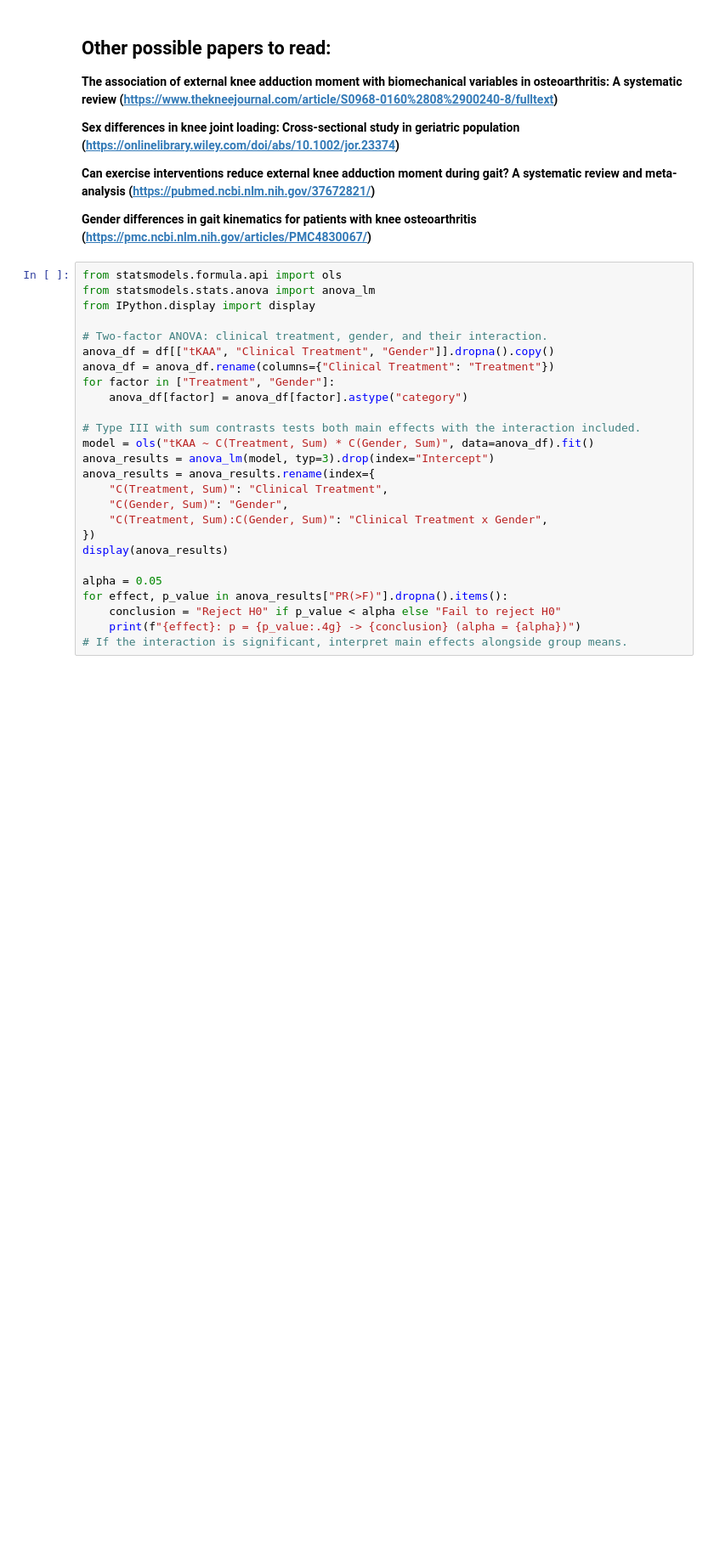
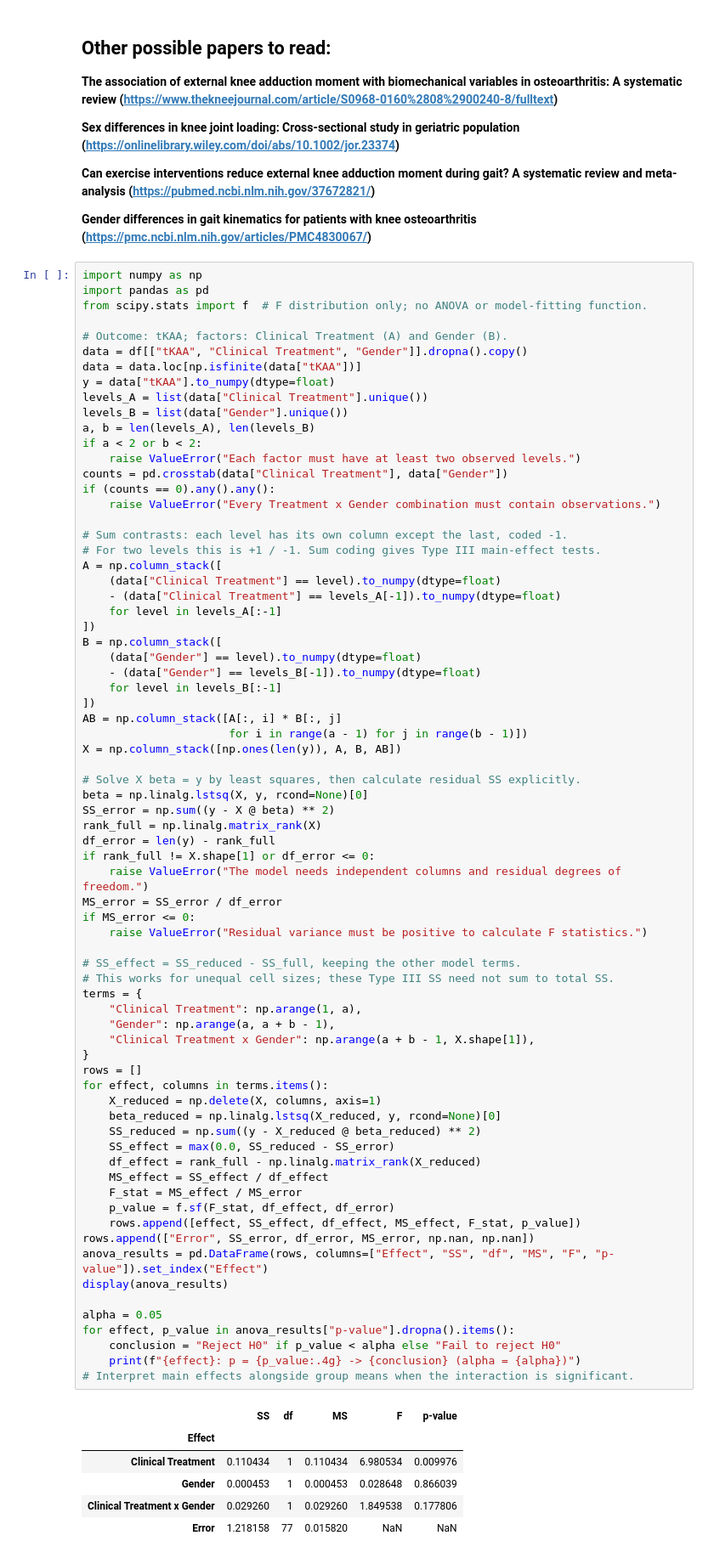
Before and after one commit to pmendez252/data_science-hypothesis_testing, a Jupyter notebook: notebooks/01_total_dataset_testing.ipynb, the cells around one changed output. Shown at 85% size. Cells and saved outputs as stored; diff of their text form; blank space fills up the shorter version.

```diff
--- a/notebooks/01_total_dataset_testing.ipynb
+++ b/notebooks/01_total_dataset_testing.ipynb
@@ -159,28 +159,81 @@ plt.show()
 
 **Gender differences in gait kinematics for patients with knee osteoarthritis (https://pmc.ncbi.nlm.nih.gov/articles/PMC4830067/)**
 # %%
-from statsmodels.formula.api import ols
-from statsmodels.stats.anova import anova_lm
-from IPython.display import display
+import numpy as np
+import pandas as pd
+from scipy.stats import f  # F distribution only; no ANOVA or model-fitting function.
 
-# Two-factor ANOVA: clinical treatment, gender, and their interaction.
-anova_df = df[["tKAA", "Clinical Treatment", "Gender"]].dropna().copy()
-anova_df = anova_df.rename(columns={"Clinical Treatment": "Treatment"})
-for factor in ["Treatment", "Gender"]:
-    anova_df[factor] = anova_df[factor].astype("category")
+# Outcome: tKAA; factors: Clinical Treatment (A) and Gender (B).
+data = df[["tKAA", "Clinical Treatment", "Gender"]].dropna().copy()
+data = data.loc[np.isfinite(data["tKAA"])]
+y = data["tKAA"].to_numpy(dtype=float)
+levels_A = list(data["Clinical Treatment"].unique())
+levels_B = list(data["Gender"].unique())
+a, b = len(levels_A), len(levels_B)
+if a < 2 or b < 2:
+    raise ValueError("Each factor must have at least two observed levels.")
+counts = pd.crosstab(data["Clinical Treatment"], data["Gender"])
+if (counts == 0).any().any():
+    raise ValueError("Every Treatment x Gender combination must contain observations.")
 
-# Type III with sum contrasts tests both main effects with the interaction included.
-model = ols("tKAA ~ C(Treatment, Sum) * C(Gender, Sum)", data=anova_df).fit()
-anova_results = anova_lm(model, typ=3).drop(index="Intercept")
-anova_results = anova_results.rename(index={
-    "C(Treatment, Sum)": "Clinical Treatment",
-    "C(Gender, Sum)": "Gender",
-    "C(Treatment, Sum):C(Gender, Sum)": "Clinical Treatment x Gender",
-})
+# Sum contrasts: each level has its own column except the last, coded -1.
+# For two levels this is +1 / -1. Sum coding gives Type III main-effect tests.
+A = np.column_stack([
+    (data["Clinical Treatment"] == level).to_numpy(dtype=float)
+    - (data["Clinical Treatment"] == levels_A[-1]).to_numpy(dtype=float)
+    for level in levels_A[:-1]
+])
+B = np.column_stack([
+    (data["Gender"] == level).to_numpy(dtype=float)
+    - (data["Gender"] == levels_B[-1]).to_numpy(dtype=float)
+    for level in levels_B[:-1]
+])
+AB = np.column_stack([A[:, i] * B[:, j]
+                      for i in range(a - 1) for j in range(b - 1)])
+X = np.column_stack([np.ones(len(y)), A, B, AB])
+
+# Solve X beta = y by least squares, then calculate residual SS explicitly.
+beta = np.linalg.lstsq(X, y, rcond=None)[0]
+SS_error = np.sum((y - X @ beta) ** 2)
+rank_full = np.linalg.matrix_rank(X)
+df_error = len(y) - rank_full
+if rank_full != X.shape[1] or df_error <= 0:
+    raise ValueError("The model needs independent columns and residual degrees of freedom.")
+MS_error = SS_error / df_error
+if MS_error <= 0:
+    raise ValueError("Residual variance must be positive to calculate F statistics.")
+
+# SS_effect = SS_reduced - SS_full, keeping the other model terms.
+# This works for unequal cell sizes; these Type III SS need not sum to total SS.
+terms = {
+    "Clinical Treatment": np.arange(1, a),
+    "Gender": np.arange(a, a + b - 1),
+    "Clinical Treatment x Gender": np.arange(a + b - 1, X.shape[1]),
+}
+rows = []
+for effect, columns in terms.items():
+    X_reduced = np.delete(X, columns, axis=1)
+    beta_reduced = np.linalg.lstsq(X_reduced, y, rcond=None)[0]
+    SS_reduced = np.sum((y - X_reduced @ beta_reduced) ** 2)
+    SS_effect = max(0.0, SS_reduced - SS_error)
+    df_effect = rank_full - np.linalg.matrix_rank(X_reduced)
+    MS_effect = SS_effect / df_effect
+    F_stat = MS_effect / MS_error
+    p_value = f.sf(F_stat, df_effect, df_error)
+    rows.append([effect, SS_effect, df_effect, MS_effect, F_stat, p_value])
+rows.append(["Error", SS_error, df_error, MS_error, np.nan, np.nan])
+anova_results = pd.DataFrame(rows, columns=["Effect", "SS", "df", "MS", "F", "p-value"]).set_index("Effect")
 display(anova_results)
 
 alpha = 0.05
-for effect, p_value in anova_results["PR(>F)"].dropna().items():
+for effect, p_value in anova_results["p-value"].dropna().items():
     conclusion = "Reject H0" if p_value < alpha else "Fail to reject H0"
     print(f"{effect}: p = {p_value:.4g} -> {conclusion} (alpha = {alpha})")
-# If the interaction is significant, interpret main effects alongside group means.
+# Interpret main effects alongside group means when the interaction is significant.
+# %% [output]
+|  | SS | df | MS | F | p-value |
+| Effect |  |  |  |  |  |
+| Clinical Treatment | 0.110434 | 1 | 0.110434 | 6.980534 | 0.009976 |
+| Gender | 0.000453 | 1 | 0.000453 | 0.028648 | 0.866039 |
+| Clinical Treatment x Gender | 0.029260 | 1 | 0.029260 | 1.849538 | 0.177806 |
+| Error | 1.218158 | 77 | 0.015820 | NaN | NaN |
```
Also changed, not shown: parts of 5 cells of this notebook.
